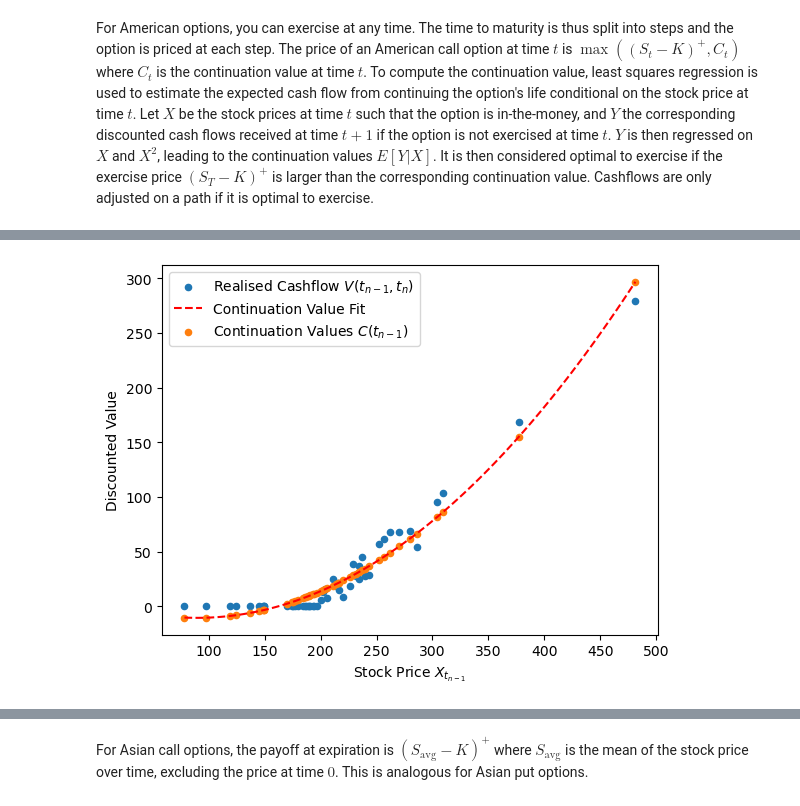
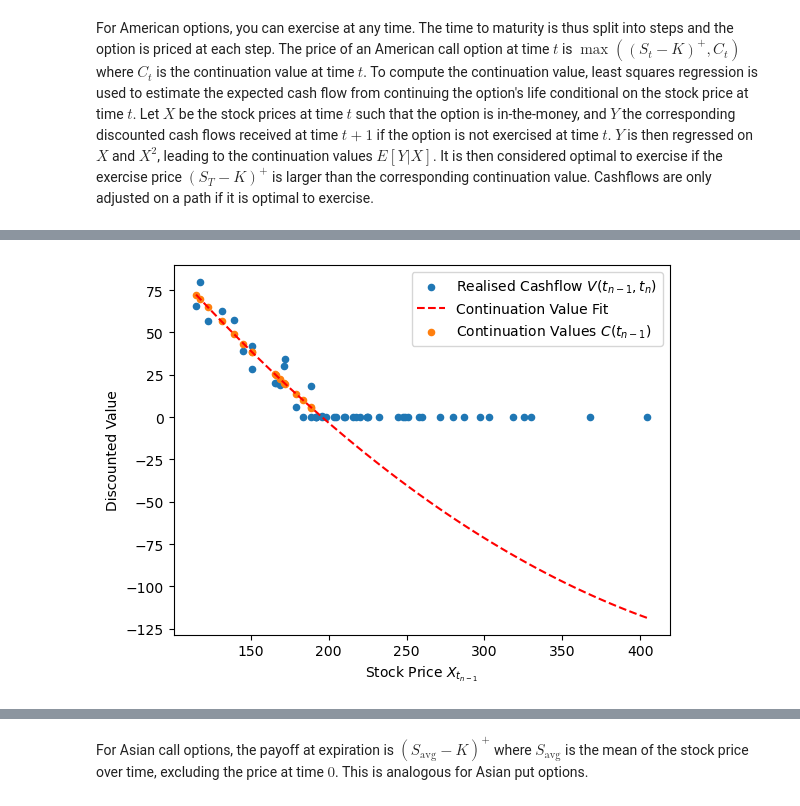
Before and after one commit to ec1622/option-pricing-project, a Jupyter notebook: project.ipynb, the cells around one changed output, grey strips where cells are left out. Cells and saved outputs as stored; diff of their text form; code cells hidden in the pictures.

```diff
--- a/project.ipynb
+++ b/project.ipynb
@@ -308,7 +308,7 @@ for i in tqdm(range(len(K))):
 # %%
 n_sim = 50
 Z = np.random.randn(n_sim, n_steps)
-price, S = us_call_price(sigma, S0, 200, T, r, Z)
+price, S = us_put_price(sigma, S0, 190, T, r, Z)
 for i in range(50):
     plt.plot(np.arange(0, 53), S[i, :])
 plt.title("Simulations of Stock Price")
@@ -320,5 +320,5 @@ Text(0, 0.5, 'Stock Price')
 # %%
-payoffs = np.array([[np.maximum(S[i, j] - 200, 0) for j in range(S.shape[1])] for i in range(S.shape[0])])
+payoffs = np.array([[np.maximum(190 - S[i, j], 0) for j in range(S.shape[1])] for i in range(S.shape[0])])
 for payoff in payoffs:
     plt.plot(payoff)
 plt.xlabel("Weeks")
@@ -330,18 +330,20 @@ plt.show()
 # %%
 cashflow = payoffs[:,-1] * np.exp(-r)
-A = np.vstack([np.ones(len(S[:,-2])), S[:,-2], S[:,-2]**2]).T
-coefs = np.linalg.lstsq(A, cashflow, rcond=None)[0]
+in_the_money = S[:, -2] < 190
+X = S[:,-2][in_the_money]
+A = np.vstack([np.ones(len(X)), X, X**2]).T
+coefs = np.linalg.lstsq(A, cashflow[in_the_money], rcond=None)[0]
 continuation_value = A @ coefs
-line = np.polyfit(S[:,-2], cashflow, deg=2)
+line = np.polyfit(X, cashflow[in_the_money], deg=2)
 # %%
 plt.scatter(S[:,-2], cashflow, s=20, label="Realised Cashflow $V(t_{n-1}, t_{n})$")
 z = np.linspace(np.min(S[:,-2]), np.max(S[:,-2]),100)
 plt.plot(z, line[2] + line[1] * z + line[0] * z**2, c="red", linestyle="dashed", label="Continuation Value Fit")
-plt.scatter(S[:,-2], continuation_value, s=20, label="Continuation Values $C(t_{n-1})$")
+plt.scatter(X, continuation_value, s=20, label="Continuation Values $C(t_{n-1})$")
 plt.xlabel("Stock Price $X_{t_{n-1}}$")
 plt.ylabel("Discounted Value")
 plt.legend()
 plt.show()
 # %% [output]
-[figure, old version]
+[figure, new version]
 # %%
```
Also changed, not shown: parts of 14 cells of this notebook.
